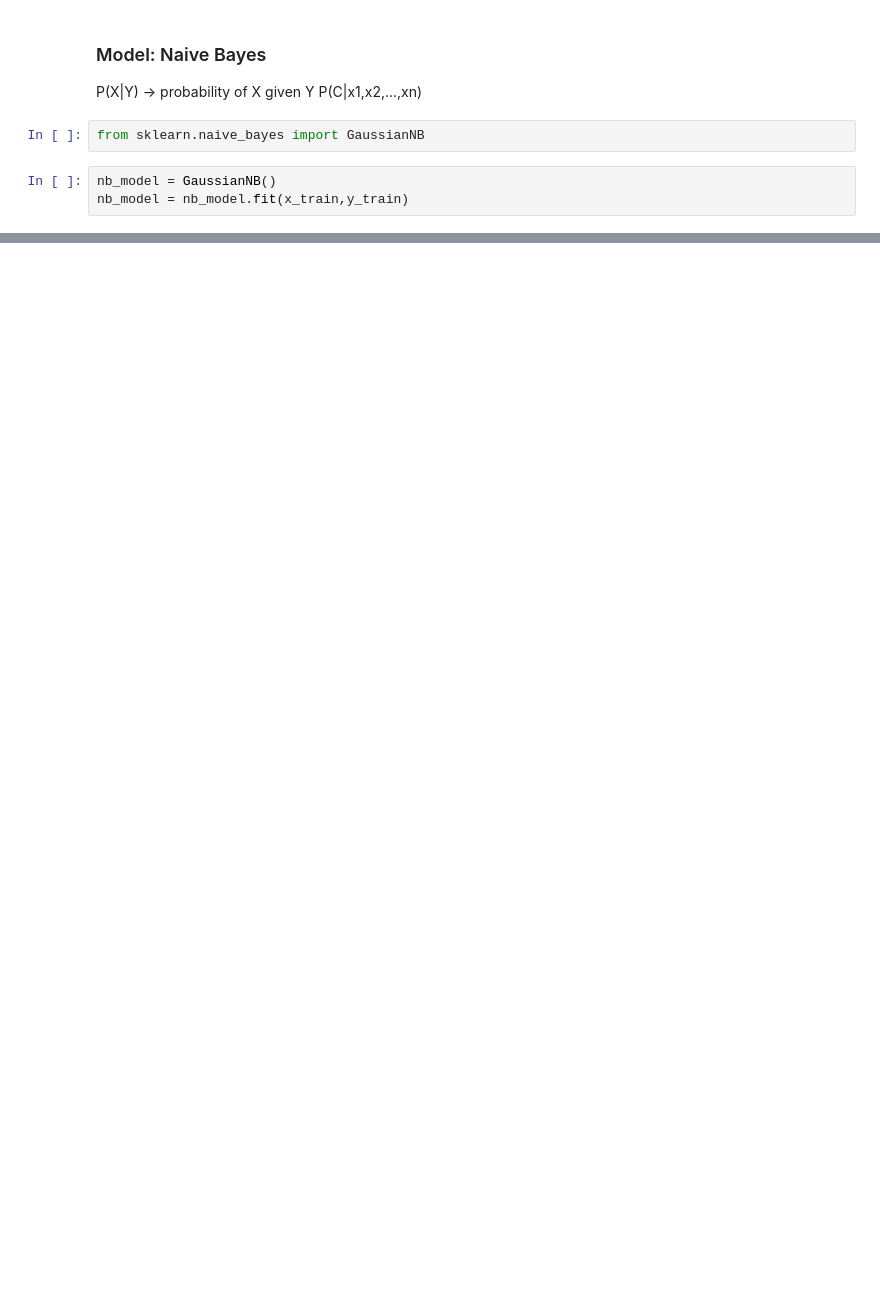
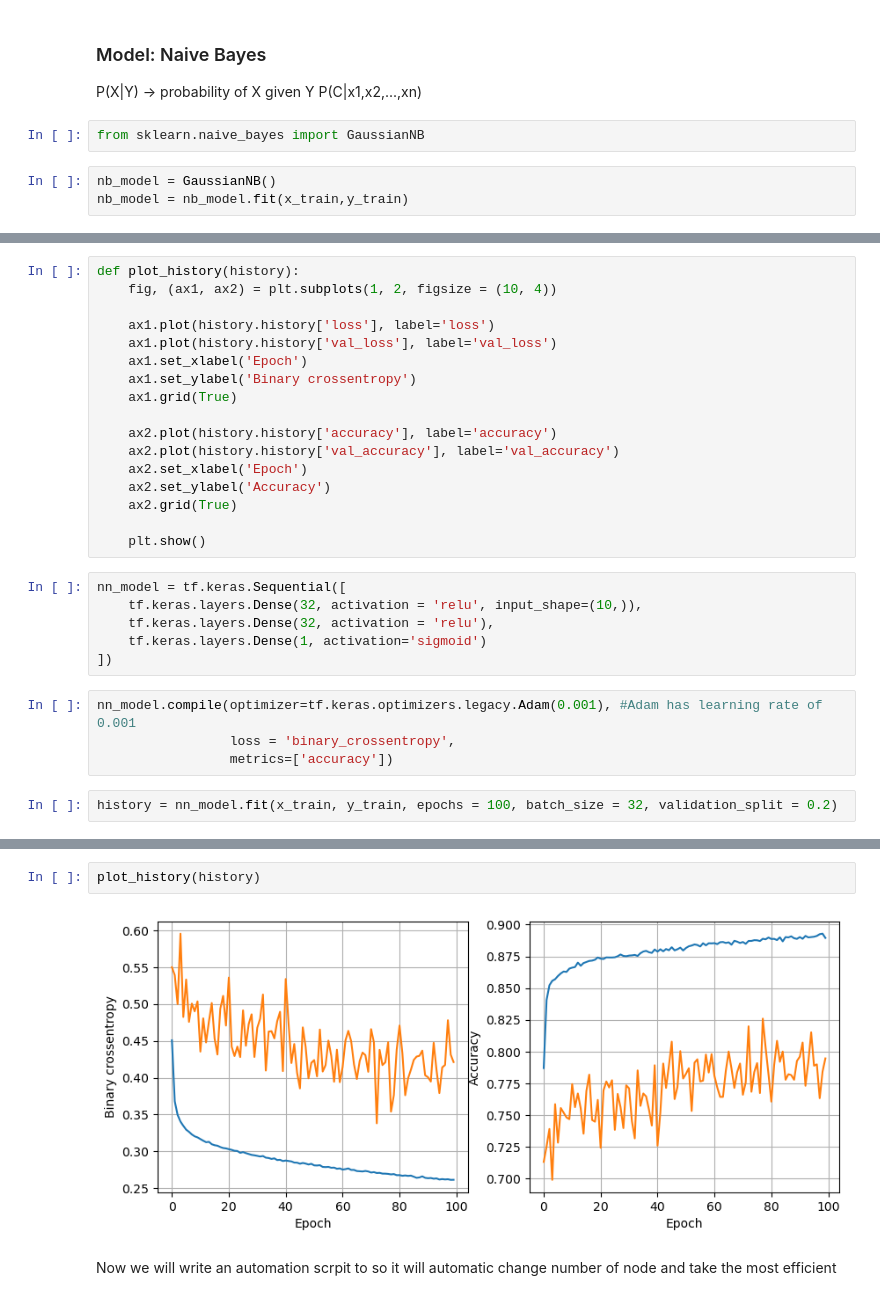
Before and after one commit to luan30092000/binaryClassification, a Jupyter notebook: binaryClassification.ipynb, the cells around one changed output, grey strips where cells are left out. Drawn from its saved outputs; the diff is of its cells as text; blank space fills up the shorter version.

```diff
--- a/binaryClassification.ipynb
+++ b/binaryClassification.ipynb
@@ -240,0 +264,29 @@ weighted avg       0.79      0.79      0.79      3804
+# %%
+def plot_history(history):
+    fig, (ax1, ax2) = plt.subplots(1, 2, figsize = (10, 4))
+
+    ax1.plot(history.history['loss'], label='loss')
+    ax1.plot(history.history['val_loss'], label='val_loss')
+    ax1.set_xlabel('Epoch')
+    ax1.set_ylabel('Binary crossentropy')
+    ax1.grid(True)
+
+    ax2.plot(history.history['accuracy'], label='accuracy')
+    ax2.plot(history.history['val_accuracy'], label='val_accuracy')
+    ax2.set_xlabel('Epoch')
+    ax2.set_ylabel('Accuracy')
+    ax2.grid(True)
+
+    plt.show()
+# %%
+nn_model = tf.keras.Sequential([
+    tf.keras.layers.Dense(32, activation = 'relu', input_shape=(10,)),
+    tf.keras.layers.Dense(32, activation = 'relu'),
+    tf.keras.layers.Dense(1, activation='sigmoid')
+])
+# %%
+nn_model.compile(optimizer=tf.keras.optimizers.legacy.Adam(0.001), #Adam has learning rate of 0.001
+                 loss = 'binary_crossentropy',
+                 metrics=['accuracy'])
+# %%
+history = nn_model.fit(x_train, y_train, epochs = 100, batch_size = 32, validation_split = 0.2)
@@ -240,0 +311,6 @@ weighted avg       0.79      0.79      0.79      3804
+# %%
+plot_history(history)
+# %% [output]
+[figure, added]
+# %% [markdown]
+Now we will write an automation scrpit to so it will automatic change number of node and take the most efficient
```
Also changed, not shown: parts of 27 cells of this notebook.
